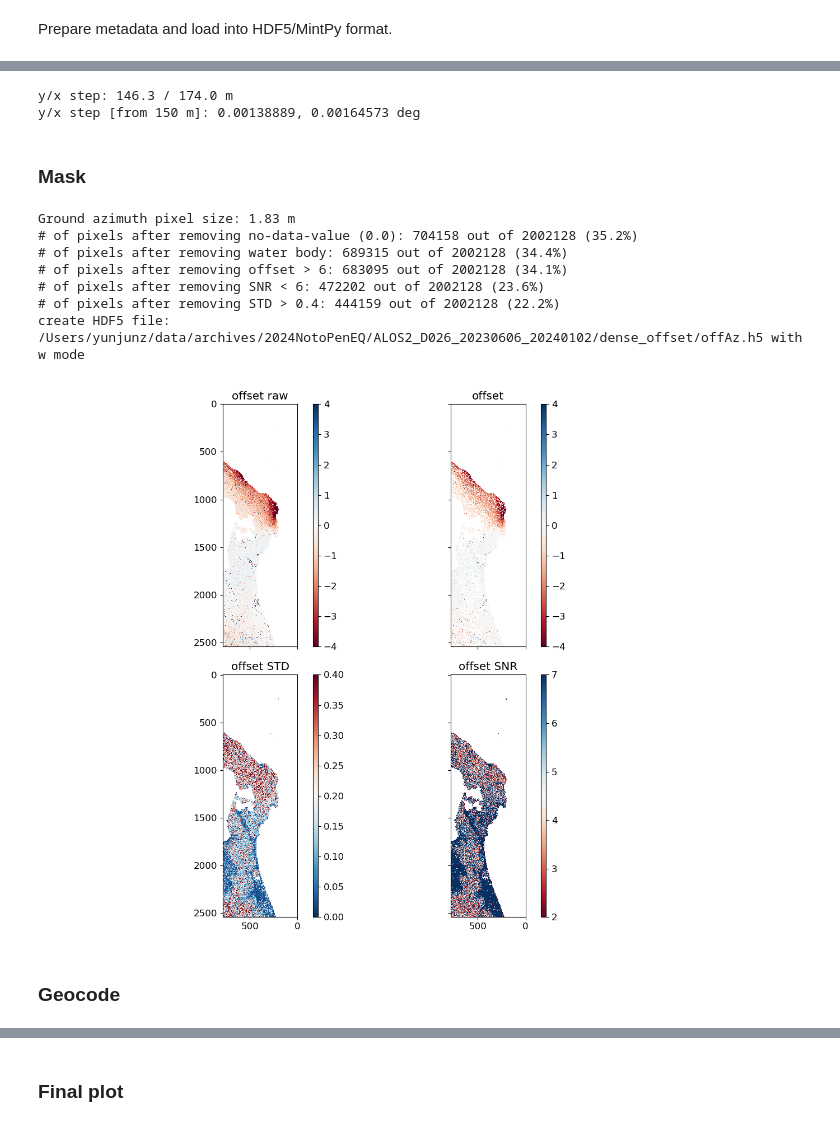
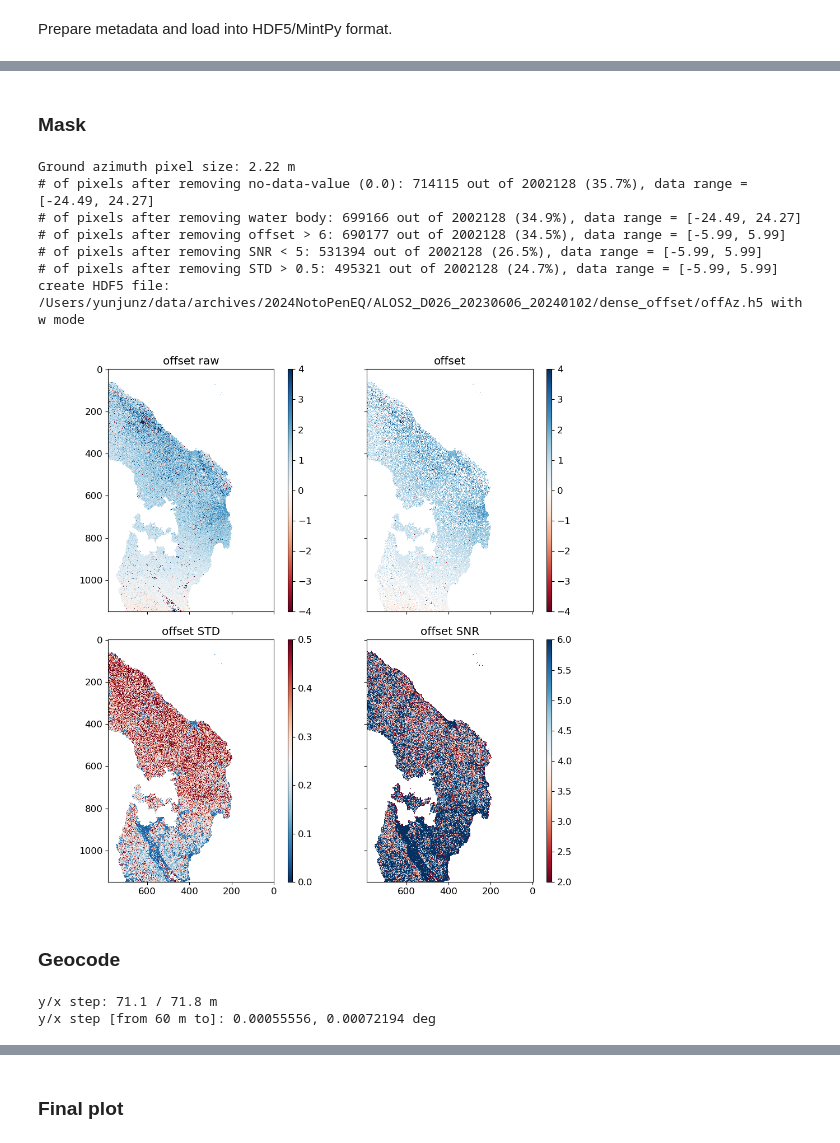
Before and after one commit to yunjunz/2024-Noto-EQ, a Jupyter notebook: prep_alos2_off.ipynb, the cells around one changed output, grey strips where cells are left out. Saved outputs shown, nothing was run; the diff lists cells and outputs as text; code cells hidden in the pictures.

Commit message:
prep_alos2_off: version 1.2
update after fixing the bug of rg/az band order from alos2App dense offset.

```diff
--- a/prep_alos2_off.ipynb
+++ b/prep_alos2_off.ipynb
@@ -21,13 +21,13 @@ else:
 
 # dataset
 ds_name = [
+    'ALOS2_A121_20220926_20240101_RG',
+    'ALOS2_A121_20220926_20240101_AZ',
     'ALOS2_A127_20231206_20240103_RG',
     'ALOS2_A127_20231206_20240103_AZ',
     'ALOS2_D026_20230606_20240102_RG',
     'ALOS2_D026_20230606_20240102_AZ',
-    'ALOS2_A121_20220926_20240101_RG',
-    'ALOS2_A121_20220926_20240101_AZ',
-][5]
+][4]
 redo = True
 
 work_dir = os.path.join(proj_dir, ds_name[:-3], 'dense_offset')
@@ -51,11 +51,11 @@ Go to directory: /Users/yunjunz/data/archives/2024NotoPenEQ/ALOS2_A121_20220926_
 # %%
 config = {
-    'ALOS2_A127_20231206_20240103_RG': {'x_step':32, 'y_step':32, 'max_off':5, 'min_snr':5, 'max_std':0.5},
-    'ALOS2_A127_20231206_20240103_AZ': {'x_step':32, 'y_step':32, 'max_off':6, 'min_snr':6, 'max_std':0.4},
-    'ALOS2_D026_20230606_20240102_RG': {'x_step':32, 'y_step':32, 'max_off':5, 'min_snr':5, 'max_std':0.4},
-    'ALOS2_D026_20230606_20240102_AZ': {'x_step':32, 'y_step':32, 'max_off':6, 'min_snr':6, 'max_std':0.4},
-    'ALOS2_A121_20220926_20240101_RG': {'x_step':64, 'y_step':80, 'max_off':5, 'min_snr':5, 'max_std':0.2},
-    'ALOS2_A121_20220926_20240101_AZ': {'x_step':64, 'y_step':80, 'max_off':6, 'min_snr':6, 'max_std':0.3},
+    'ALOS2_A121_20220926_20240101_RG': {'x_step':64, 'y_step':80, 'max_off':5, 'min_snr':5, 'max_std':0.3, 'sub_y':[550, 1050], 'step_m':150},
+    'ALOS2_A121_20220926_20240101_AZ': {'x_step':64, 'y_step':80, 'max_off':6, 'min_snr':8, 'max_std':0.3, 'sub_y':[550, 1050], 'step_m':150},
+    'ALOS2_A127_20231206_20240103_RG': {'x_step':32, 'y_step':32, 'max_off':5, 'min_snr':5, 'max_std':0.4, 'sub_y':[900, 2000], 'step_m':60},
+    'ALOS2_A127_20231206_20240103_AZ': {'x_step':32, 'y_step':32, 'max_off':6, 'min_snr':5, 'max_std':0.5, 'sub_y':[900, 2000], 'step_m':60},
+    'ALOS2_D026_20230606_20240102_RG': {'x_step':32, 'y_step':32, 'max_off':5, 'min_snr':5, 'max_std':0.4, 'sub_y':[550, 1700], 'step_m':60},
+    'ALOS2_D026_20230606_20240102_AZ': {'x_step':32, 'y_step':32, 'max_off':6, 'min_snr':5, 'max_std':0.5, 'sub_y':[550, 1700], 'step_m':60},
 }[ds_name]
 # %%
 # utils functions
@@ -72,7 +72,7 @@ def read_offset(meta, off_file, cov_file, snr_file):
 
     # read data / attribute
     off     = readfile.read(off_file, datasetName=f'{obs_dir}Offset')[0] * pixel_size
-    off_std = readfile.read(cov_file, datasetName=f'{obs_dir}OffsetStd')[0] ** 0.5 * pixel_size
+    off_std = readfile.read(cov_file, datasetName=f'{obs_dir}OffsetVar')[0] ** 0.5 * pixel_size
     off_snr = readfile.read(snr_file)[0]
 
     return off, off_std, off_snr
@@ -82,7 +82,7 @@ def mask_offset(off, off_std, off_snr, config, water_mask_file=None):
     # 1. ignore no-data-value
     no_data_value = readfile.get_no_data_value(off_file)
     off[off == no_data_value] = np.nan
-    print(f'# of pixels after removing no-data-value ({no_data_value}): {count(off)} out of {off.size} ({count(off)/off.size*100:.1f}%)')
+    print(f'# of pixels after removing no-data-value ({no_data_value}): {count(off)} out of {off.size} ({count(off)/off.size*100:.1f}%), data range = [{np.nanmin(off):.2f}, {np.nanmax(off):.2f}]')
 
     # 2. ignore water body
     if water_mask_file is None:
@@ -95,13 +95,13 @@ def mask_offset(off, off_std, off_snr, config, water_mask_file=None):
     off[water_mask == 0] = np.nan
     off_std[water_mask == 0] = np.nan
     off_snr[water_mask == 0] = np.nan
-    print(f'# of pixels after removing water body: {count(off)} out of {off.size} ({count(off)/off.size*100:.1f}%)')
+    print(f'# of pixels after removing water body: {count(off)} out of {off.size} ({count(off)/off.size*100:.1f}%), data range = [{np.nanmin(off):.2f}, {np.nanmax(off):.2f}]')
     off_raw = np.array(off, dtype=np.float32)
 
     # 3. remove pixels with abnormal offset
     off_std[np.isnan(off)] = np.nan
     off[np.abs(off) > config['max_off']] = np.nan
-    print(f'# of pixels after removing offset > {config["max_off"]}: {count(off)} out of {off.size} ({count(off)/off.size*100:.1f}%)')
+    print(f'# of pixels after removing offset > {config["max_off"]}: {count(off)} out of {off.size} ({count(off)/off.size*100:.1f}%), data range = [{np.nanmin(off):.2f}, {np.nanmax(off):.2f}]')
 
     # 4. remove pixels with low offset SNR
     off[np.isnan(off_snr)] = np.nan
@@ -109,13 +109,13 @@ def mask_offset(off, off_std, off_snr, config, water_mask_file=None):
     flag[np.abs(off / off_std) > 3] = 0   # keep   pixels with high off / off_std
     flag[off_snr < 1] = 1                 # remove pixels with very low SNR value
     off[flag] = np.nan
-    print(f'# of pixels after removing SNR < {config["min_snr"]}: {count(off)} out of {off.size} ({count(off)/off.size*100:.1f}%)')
+    print(f'# of pixels after removing SNR < {config["min_snr"]}: {count(off)} out of {off.size} ({count(off)/off.size*100:.1f}%), data range = [{np.nanmin(off):.2f}, {np.nanmax(off):.2f}]')
 
     # 5. remove pixels with high offset STD
     off_std[off_std > config['max_off']/2] = np.nan
     off[np.isnan(off_std)] = np.nan
     off[off_std > config['max_std']] = np.nan
-    print(f'# of pixels after removing STD > {config["max_std"]}: {count(off)} out of {off.size} ({count(off)/off.size*100:.1f}%)')
+    print(f'# of pixels after removing STD > {config["max_std"]}: {count(off)} out of {off.size} ({count(off)/off.size*100:.1f}%), data range = [{np.nanmin(off):.2f}, {np.nanmax(off):.2f}]')
 
     return off, off_std, off_snr, off_raw
 
@@ -197,53 +197,51 @@ time used: 00 mins 0.1 secs.
-# %%
-# grab the spatial resolution in meters
-meta = readfile.read_attribute(geom_file)
-inc_angle_c = float(meta['CENTER_INCIDENCE_ANGLE'])
-ystep_m = ut.azimuth_ground_resolution(meta)
-xstep_m = ut.range_ground_resolution(meta)
-print(f'y/x step: {ystep_m:.1f} / {xstep_m:.1f} m')
-
-# set to the nearest common integer value
-step_m = 150 # m
-
-# convert from meters to degrees
-ystep_d = step_m / 108e3
-xstep_d = step_m / (108e3 * np.cos(np.deg2rad(inc_angle_c)))
-print(f'y/x step [from {step_m} m]: {ystep_d:.8f}, {xstep_d:.8f} deg')
-# %% [output]
-y/x step: 146.3 / 174.0 m
-y/x step [from 150 m]: 0.00138889, 0.00164573 deg
 # %% [markdown]
 ### Mask
 # %%
+meta = readfile.read_attribute(geom_file)
 off, off_std, off_snr = read_offset(meta, off_file, cov_file, snr_file)
 off, off_std, off_snr, off_raw = mask_offset(off, off_std, off_snr, config)
 
 # write to one HDF5 files
 meta['FILE_TYPE'] = 'displacement'
 meta['ORBIT_DIRECTION'] = 'ASCENDING' if ds_name.split('_')[1].startswith('A') else 'DESCENDING'
 if redo or not os.path.isfile(rdr_file):
     ds_dict      = {'displacement' : np.array(off, dtype=np.float32), 'displacementStd' : np.array(off_std, dtype=np.float32)}
     ds_unit_dict = {'displacement' : 'm', 'displacementStd' : 'm'}
     writefile.write(ds_dict, out_file=rdr_file, metadata=meta, ds_unit_dict=ds_unit_dict, compression='lzf', print_msg=False)
 
 # plot
 %matplotlib widget
 fig, axs = plt.subplots(nrows=2, ncols=2, figsize=[10, 10], sharex=True, sharey=True)
 for ax, data, [vmin, vmax], cmap, title in zip(axs.flatten(), [off_raw, off, off_std, off_snr], [[-4, 4], [-4, 4], [0, config['max_std']], [2, config['min_snr']+1]], ['RdBu', 'RdBu', 'RdBu_r', 'RdBu'], ['offset raw', 'offset', 'offset STD', 'offset SNR']):
-    im = ax.imshow(data, cmap=cmap, vmin=vmin, vmax=vmax, interpolation='nearest'); fig.colorbar(im, ax=ax, aspect=50); pp.auto_flip_direction(meta, ax, print_msg=False); ax.set_title(title)
+    im = ax.imshow(data[config['sub_y'][0]:config['sub_y'][1],:], cmap=cmap, vmin=vmin, vmax=vmax, interpolation='nearest'); fig.colorbar(im, ax=ax, aspect=50); pp.auto_flip_direction(meta, ax, print_msg=False); ax.set_title(title)
 fig.tight_layout()
 plt.show()
 # %% [output]
-Ground azimuth pixel size: 1.83 m
-# of pixels after removing no-data-value (0.0): 704158 out of 2002128 (35.2%)
-# of pixels after removing water body: 689315 out of 2002128 (34.4%)
-# of pixels after removing offset > 6: 683095 out of 2002128 (34.1%)
-# of pixels after removing SNR < 6: 472202 out of 2002128 (23.6%)
-# of pixels after removing STD > 0.4: 444159 out of 2002128 (22.2%)
+Ground azimuth pixel size: 2.22 m
+# of pixels after removing no-data-value (0.0): 714115 out of 2002128 (35.7%), data range = [-24.49, 24.27]
+# of pixels after removing water body: 699166 out of 2002128 (34.9%), data range = [-24.49, 24.27]
+# of pixels after removing offset > 6: 690177 out of 2002128 (34.5%), data range = [-5.99, 5.99]
+# of pixels after removing SNR < 5: 531394 out of 2002128 (26.5%), data range = [-5.99, 5.99]
+# of pixels after removing STD > 0.5: 495321 out of 2002128 (24.7%), data range = [-5.99, 5.99]
 create HDF5 file: /Users/yunjunz/data/archives/2024NotoPenEQ/ALOS2_D026_20230606_20240102/dense_offset/offAz.h5 with w mode
-[figure, old version]
+[figure, new version]
 # %% [markdown]
 ### Geocode
+# %%
+# grab the spatial resolution in meters
+meta = readfile.read_attribute(geom_file)
+inc_angle_c = float(meta['CENTER_INCIDENCE_ANGLE'])
+ystep_m = ut.azimuth_ground_resolution(meta)
+xstep_m = ut.range_ground_resolution(meta)
+print(f'y/x step: {ystep_m:.1f} / {xstep_m:.1f} m')
+
+# convert from meters to degrees
+ystep_d = config['step_m'] / 108e3
+xstep_d = config['step_m'] / (108e3 * np.cos(np.deg2rad(inc_angle_c)))
+print(f'y/x step [from {config["step_m"]} m to]: {ystep_d:.8f}, {xstep_d:.8f} deg')
+# %% [output]
+y/x step: 71.1 / 71.8 m
+y/x step [from 60 m to]: 0.00055556, 0.00072194 deg
 # %%
 opt = f'-l {geom_file} --fill nan --bbox {S} {N} {W} {E} --lalo -{ystep_d} {xstep_d}'
 fbase = os.path.join(os.path.dirname(rdr_file), 'geo', os.path.basename(rdr_file)[:-3])
```
Also changed, not shown: parts of 4 cells of this notebook.
